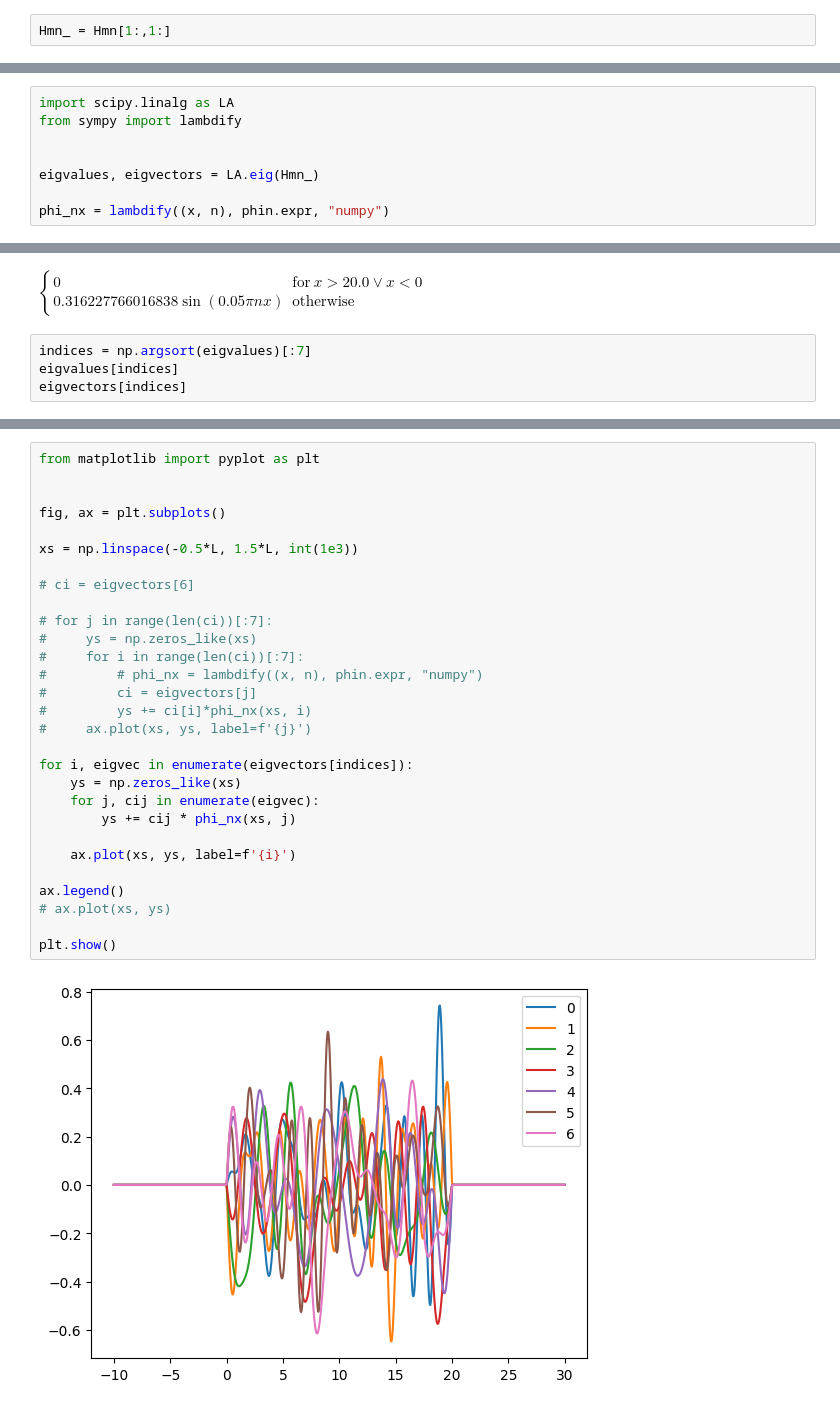
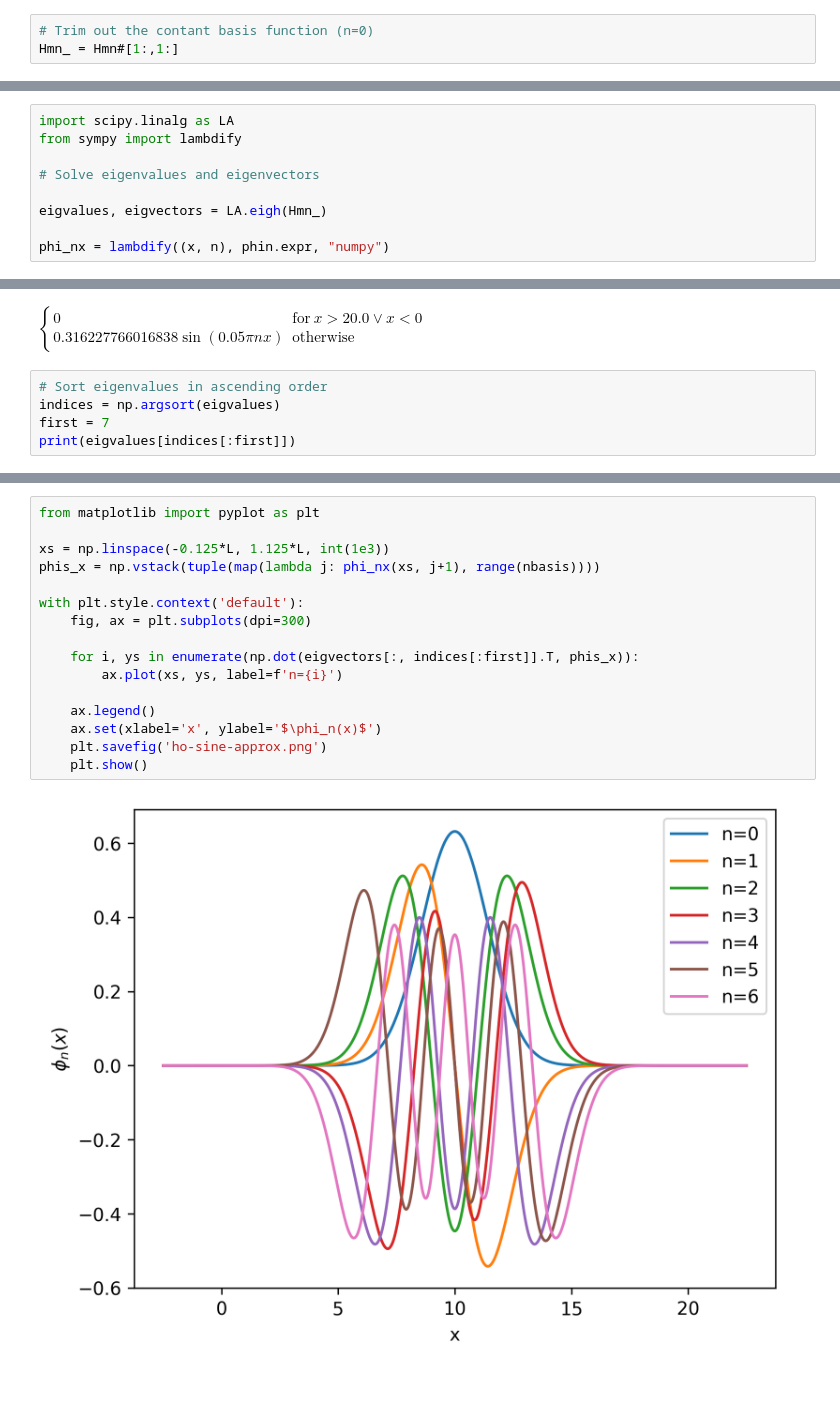
Before and after one commit to chiang-yuan/cyclone, a Jupyter notebook: qm/basics/harmonic-oscillator-1d.ipynb, the cells around one changed output, grey strips where cells are left out. Saved outputs shown, nothing was run; the diff lists cells and outputs as text.

Commit message:
bugfix: transpose eigenvectors

```diff
--- a/qm/basics/harmonic-oscillator-1d.ipynb
+++ b/qm/basics/harmonic-oscillator-1d.ipynb
@@ -130,3 +74,4 @@ array([[ 0.00000000e+00,  0.00000000e+00,  0.00000000e+00,
 # %%
-Hmn_ = Hmn[1:,1:]
+# Trim out the contant basis function (n=0)
+Hmn_ = Hmn#[1:,1:]
 # %%
@@ -153,7 +82,8 @@ array([[ 3.29194816e+00,  5.75944248e-15,  3.79954439e+00,
 import scipy.linalg as LA
 from sympy import lambdify
 
+# Solve eigenvalues and eigenvectors
 
-eigvalues, eigvectors = LA.eig(Hmn_)
+eigvalues, eigvectors = LA.eigh(Hmn_)
 
 phi_nx = lambdify((x, n), phin.expr, "numpy")
@@ -165,6 +98,7 @@ phin.expr
 # %% [output]
 $\displaystyle \begin{cases} 0 & \text{for}\: x > 20.0 \vee x < 0 \\0.316227766016838 \sin{\left(0.05 \pi n x \right)} & \text{otherwise} \end{cases}$
 # %%
-indices = np.argsort(eigvalues)[:7]
-eigvalues[indices]
-eigvectors[indices]
+# Sort eigenvalues in ascending order
+indices = np.argsort(eigvalues)
+first = 7
+print(eigvalues[indices[:first]])
@@ -171,31 +131,18 @@ eigvectors[indices]
 # %%
 from matplotlib import pyplot as plt
 
+xs = np.linspace(-0.125*L, 1.125*L, int(1e3))
+phis_x = np.vstack(tuple(map(lambda j: phi_nx(xs, j+1), range(nbasis))))
 
-fig, ax = plt.subplots()
+with plt.style.context('default'):
+    fig, ax = plt.subplots(dpi=300)
 
-xs = np.linspace(-0.5*L, 1.5*L, int(1e3))
+    for i, ys in enumerate(np.dot(eigvectors[:, indices[:first]].T, phis_x)):
+        ax.plot(xs, ys, label=f'n={i}')
 
-# ci = eigvectors[6]
-
-# for j in range(len(ci))[:7]:
-#     ys = np.zeros_like(xs)
-#     for i in range(len(ci))[:7]:
-#         # phi_nx = lambdify((x, n), phin.expr, "numpy")
-#         ci = eigvectors[j]
-#         ys += ci[i]*phi_nx(xs, i)
-#     ax.plot(xs, ys, label=f'{j}')
-
-for i, eigvec in enumerate(eigvectors[indices]):
-    ys = np.zeros_like(xs)
-    for j, cij in enumerate(eigvec):
-        ys += cij * phi_nx(xs, j)
-
-    ax.plot(xs, ys, label=f'{i}')
-
-ax.legend()
-# ax.plot(xs, ys)
-
-plt.show()
+    ax.legend()
+    ax.set(xlabel='x', ylabel='$\phi_n(x)$')
+    plt.savefig('ho-sine-approx.png')
+    plt.show()
 # %% [output]
-[figure, old version]
+[figure, new version]
```
Also changed, not shown: parts of 22 cells of this notebook, 2 other files.
